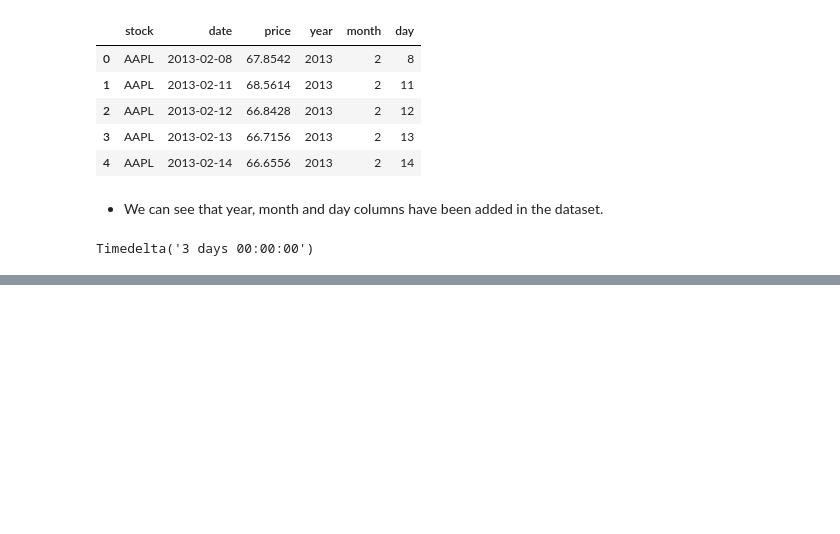
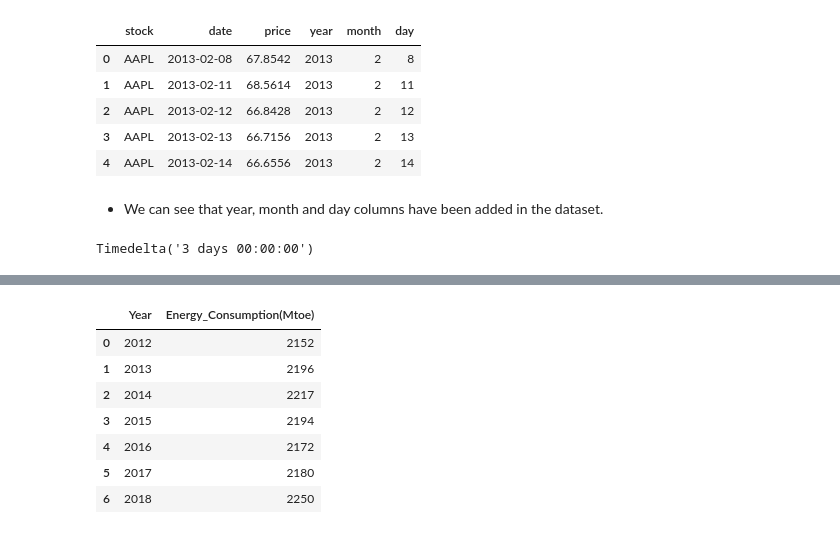
Before and after one commit to senthilp61/google_colab, a Jupyter notebook: Pandas.ipynb, the cells around one changed output, grey strips where cells are left out. Drawn from its saved outputs; the diff is of its cells as text; code cells hidden in the pictures; blank space fills up the shorter version.

```diff
--- a/Pandas.ipynb
+++ b/Pandas.ipynb
@@ -1198,0 +1300,14 @@ Timedelta('3 days 00:00:00')
+# %%
+year = pd.Series([2012, 2013, 2014, 2015, 2016, 2017, 2018])
+energy_consumption = pd.Series([2152, 2196, 2217, 2194, 2172, 2180, 2250])
+df3 = pd.DataFrame({'Year':year, 'Energy_Consumption(Mtoe)':energy_consumption})
+df3
+# %% [output]
+|  | Year | Energy_Consumption(Mtoe) |
+| 0 | 2012 | 2152 |
+| 1 | 2013 | 2196 |
+| 2 | 2014 | 2217 |
+| 3 | 2015 | 2194 |
+| 4 | 2016 | 2172 |
+| 5 | 2017 | 2180 |
+| 6 | 2018 | 2250 |
```
Also changed, not shown: parts of 9 cells of this notebook.
